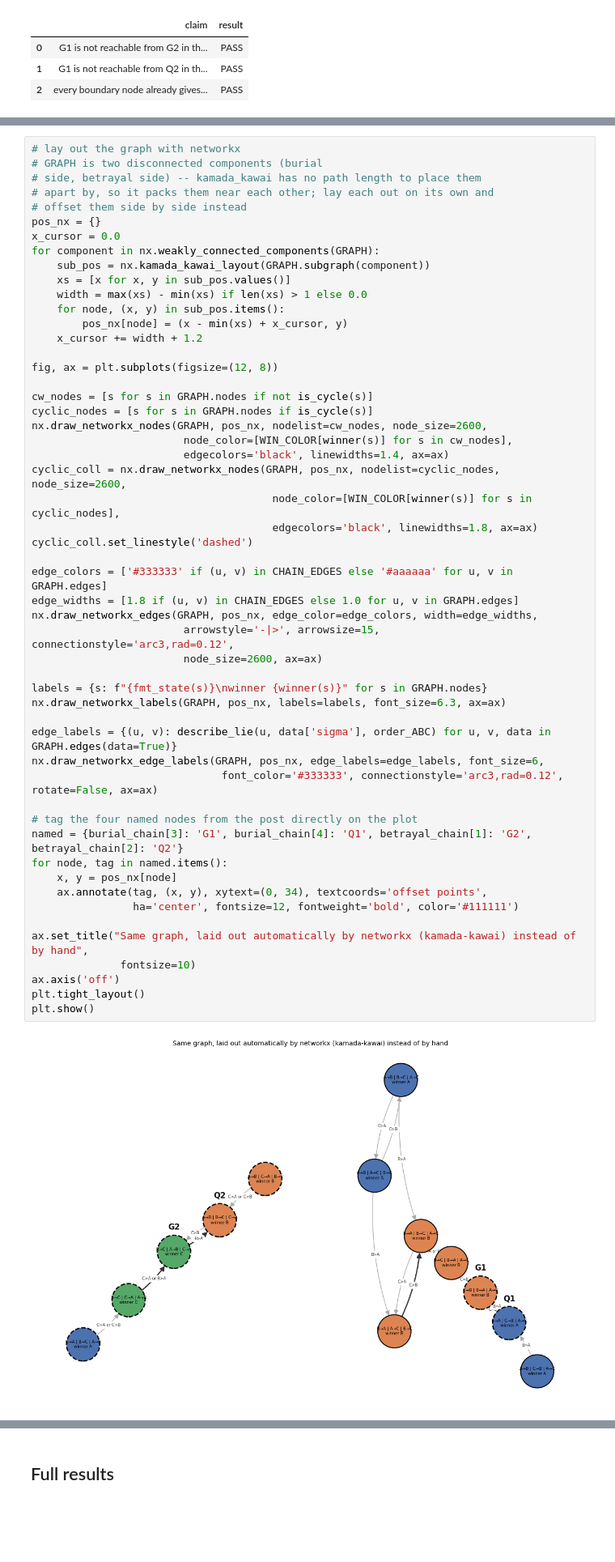
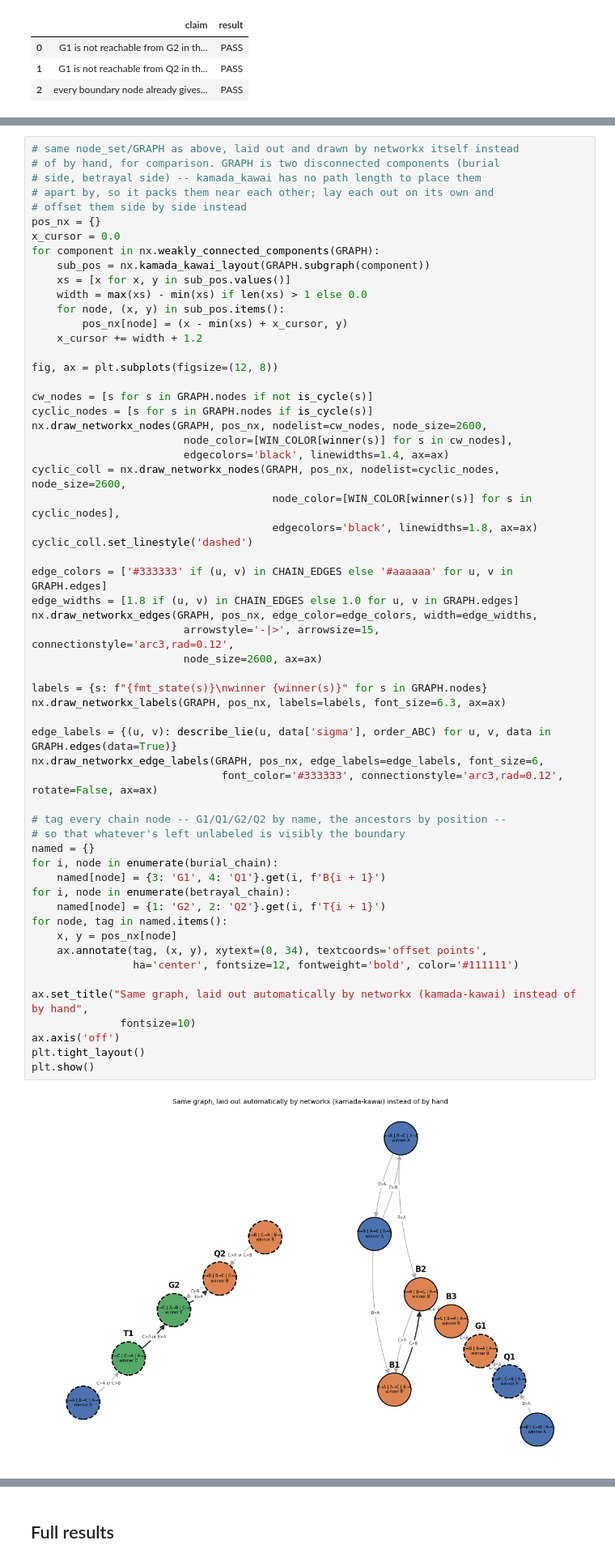
Before and after one commit to eigentaylor/eigentaylor.github.io, a Jupyter notebook: assets/jupyter/better_choices_verification.ipynb, the cells around one changed output, grey strips where cells are left out. Shown at 81% size. Cells and saved outputs as stored; diff of their text form; blank space fills up the shorter version.

```diff
--- a/assets/jupyter/better_choices_verification.ipynb
+++ b/assets/jupyter/better_choices_verification.ipynb
@@ -382,6 +447,6 @@ for chain in (burial_chain, betrayal_chain):
 # %%
-# lay out the graph with networkx
-# GRAPH is two disconnected components (burial
+# same node_set/GRAPH as above, laid out and drawn by networkx itself instead
+# of by hand, for comparison. GRAPH is two disconnected components (burial
 # side, betrayal side) -- kamada_kawai has no path length to place them
 # apart by, so it packs them near each other; lay each out on its own and
 # offset them side by side instead
@@ -404,33 +469,38 @@ nx.draw_networkx_nodes(GRAPH, pos_nx, nodelist=cw_nodes, node_size=2600,
                         edgecolors='black', linewidths=1.4, ax=ax)
 cyclic_coll = nx.draw_networkx_nodes(GRAPH, pos_nx, nodelist=cyclic_nodes, node_size=2600,
                                       node_color=[WIN_COLOR[winner(s)] for s in cyclic_nodes],
                                       edgecolors='black', linewidths=1.8, ax=ax)
 cyclic_coll.set_linestyle('dashed')
 
 edge_colors = ['#333333' if (u, v) in CHAIN_EDGES else '#aaaaaa' for u, v in GRAPH.edges]
 edge_widths = [1.8 if (u, v) in CHAIN_EDGES else 1.0 for u, v in GRAPH.edges]
 nx.draw_networkx_edges(GRAPH, pos_nx, edge_color=edge_colors, width=edge_widths,
                         arrowstyle='-|>', arrowsize=15, connectionstyle='arc3,rad=0.12',
                         node_size=2600, ax=ax)
 
 labels = {s: f"{fmt_state(s)}\nwinner {winner(s)}" for s in GRAPH.nodes}
 nx.draw_networkx_labels(GRAPH, pos_nx, labels=labels, font_size=6.3, ax=ax)
 
 edge_labels = {(u, v): describe_lie(u, data['sigma'], order_ABC) for u, v, data in GRAPH.edges(data=True)}
 nx.draw_networkx_edge_labels(GRAPH, pos_nx, edge_labels=edge_labels, font_size=6,
                               font_color='#333333', connectionstyle='arc3,rad=0.12', rotate=False, ax=ax)
 
-# tag the four named nodes from the post directly on the plot
-named = {burial_chain[3]: 'G1', burial_chain[4]: 'Q1', betrayal_chain[1]: 'G2', betrayal_chain[2]: 'Q2'}
+# tag every chain node -- G1/Q1/G2/Q2 by name, the ancestors by position --
+# so that whatever's left unlabeled is visibly the boundary
+named = {}
+for i, node in enumerate(burial_chain):
+    named[node] = {3: 'G1', 4: 'Q1'}.get(i, f'B{i + 1}')
+for i, node in enumerate(betrayal_chain):
+    named[node] = {1: 'G2', 2: 'Q2'}.get(i, f'T{i + 1}')
 for node, tag in named.items():
     x, y = pos_nx[node]
     ax.annotate(tag, (x, y), xytext=(0, 34), textcoords='offset points',
                 ha='center', fontsize=12, fontweight='bold', color='#111111')
 
 ax.set_title("Same graph, laid out automatically by networkx (kamada-kawai) instead of by hand",
               fontsize=10)
 ax.axis('off')
 plt.tight_layout()
 plt.show()
 # %% [output]
-[figure, old version]
+[figure, new version]
```
Also changed, not shown: parts of 5 cells of this notebook.
